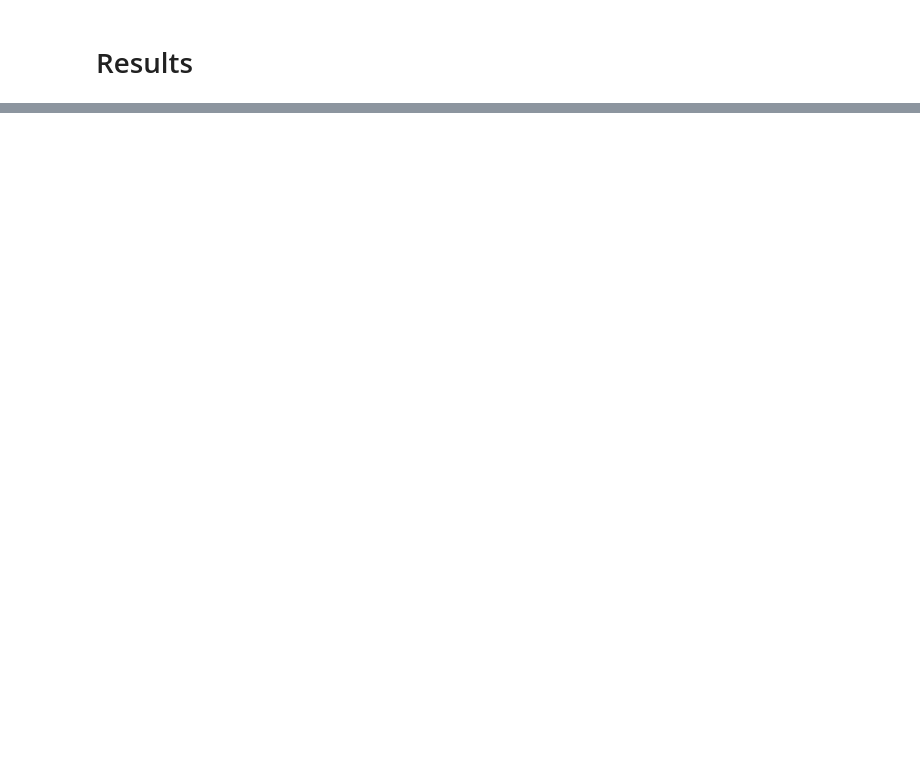
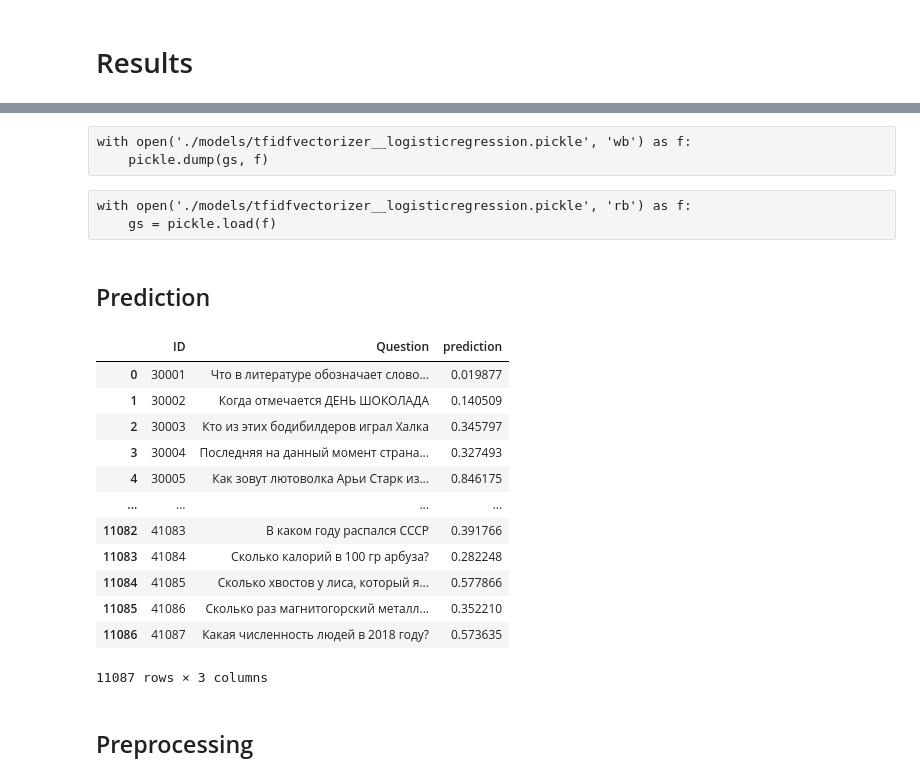
Before and after one commit to SmirnovAlexander/QuestionsClassifier, a Jupyter notebook: solution.ipynb, the cells around one changed output, grey strips where cells are left out. Drawn from its saved outputs; the diff is of its cells as text; code cells hidden in the pictures; blank space fills up the shorter version.

```diff
--- a/solution.ipynb
+++ b/solution.ipynb
@@ -118,6 +120,10 @@ def text_preprocess(x):
 # %%
 tfidfvectorizer__param_grid = {
-    "tfidfvectorizer__ngram_range": [(1, n) for n in range(1, 3)],
-    "tfidfvectorizer__max_features": [None, 100, 1000, 5000, 10000],
-    "tfidfvectorizer__preprocessor": [text_preprocess, None]
+    #"tfidfvectorizer__ngram_range": [(1, n) for n in range(1, 5)],
+    "tfidfvectorizer__ngram_range": [(1, 5)],
+    "tfidfvectorizer__analyzer": ["char"],
+    #"tfidfvectorizer__max_features": [None, 100, 1000, 5000, 10000],
+    "tfidfvectorizer__max_features": [1000],
+    #"tfidfvectorizer__preprocessor": [text_preprocess, None]
+    "tfidfvectorizer__preprocessor": [None]
 }
@@ -262,0 +280,8 @@ get_results(gs)
+# %%
+pipeline = make_pipeline(TfidfVectorizer(),
+                         GradientBoostingClassifier())
+
+
+param_grid = tfidfvectorizer__param_grid
+
+gs = GridSearchCV(pipeline, param_grid=param_grid, cv=2, scoring=scoring, refit=refit, error_score="raise", n_jobs=-1, verbose=10)
@@ -272,0 +328,31 @@ display(info)
+# %% [raw]
+with open('./models/tfidfvectorizer__logisticregression.pickle', 'wb') as f:
+    pickle.dump(gs, f)
+# %% [raw]
+with open('./models/tfidfvectorizer__logisticregression.pickle', 'rb') as f:
+    gs = pickle.load(f)
+# %% [markdown]
+## Prediction
+# %%
+questions = pd.read_csv("./data/data.csv", delimiter=";")
+test = pd.read_csv("./data/test.csv", delimiter=";")
+data = pd.merge(questions, test, on="ID")
+# %%
+prediction = gs.predict_proba(list(data["Question"]))[:, 1]
+data["prediction"] = prediction
+# %%
+data
+# %% [output]
+|  | ID | Question | prediction |
+| 0 | 30001 | Что в литературе обозначает слово... | 0.019877 |
+| 1 | 30002 | Когда отмечается ДЕНЬ ШОКОЛАДА | 0.140509 |
+| 2 | 30003 | Кто из этих бодибилдеров играл Халка | 0.345797 |
+| 3 | 30004 | Последняя на данный момент страна... | 0.327493 |
+| 4 | 30005 | Как зовут лютоволка Арьи Старк из... | 0.846175 |
+| ... | ... | ... | ... |
+| 11082 | 41083 | В каком году распался СССР | 0.391766 |
+| 11083 | 41084 | Сколько калорий в 100 гр арбуза? | 0.282248 |
+| 11084 | 41085 | Сколько хвостов у лиса, который я... | 0.577866 |
+| 11085 | 41086 | Сколько раз магнитогорский металл... | 0.352210 |
+| 11086 | 41087 | Какая численность людей в 2018 году? | 0.573635 |
+11087 rows × 3 columns
@@ -272,0 +361,2 @@ display(info)
+# %% [markdown]
+## Preprocessing
```
Also changed, not shown: parts of 36 cells of this notebook, 1 other file.
